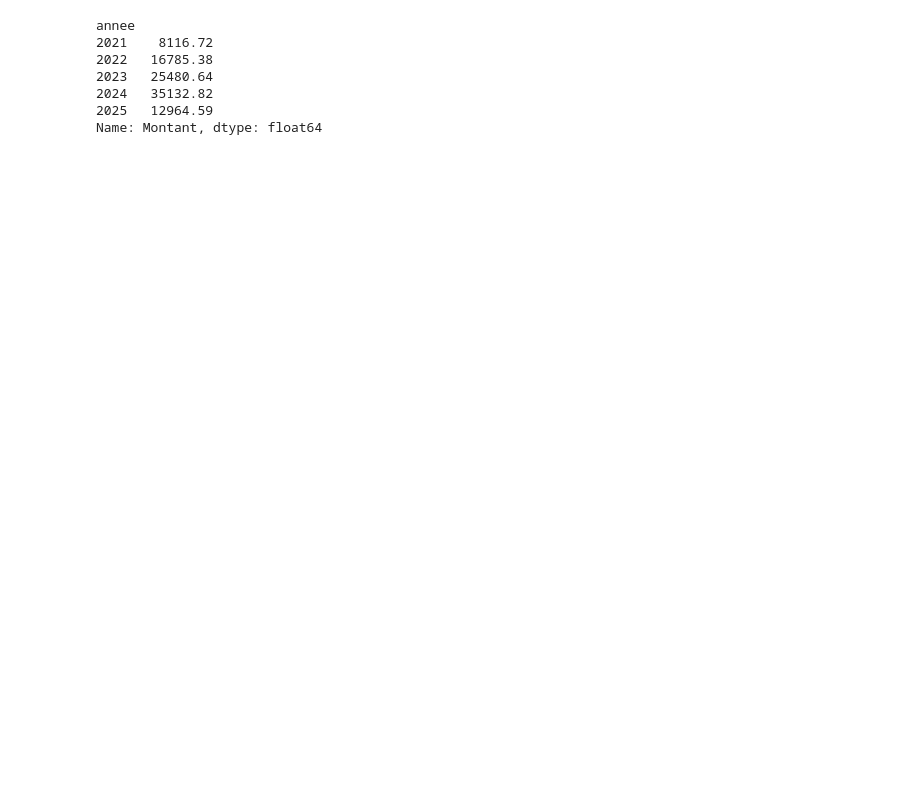
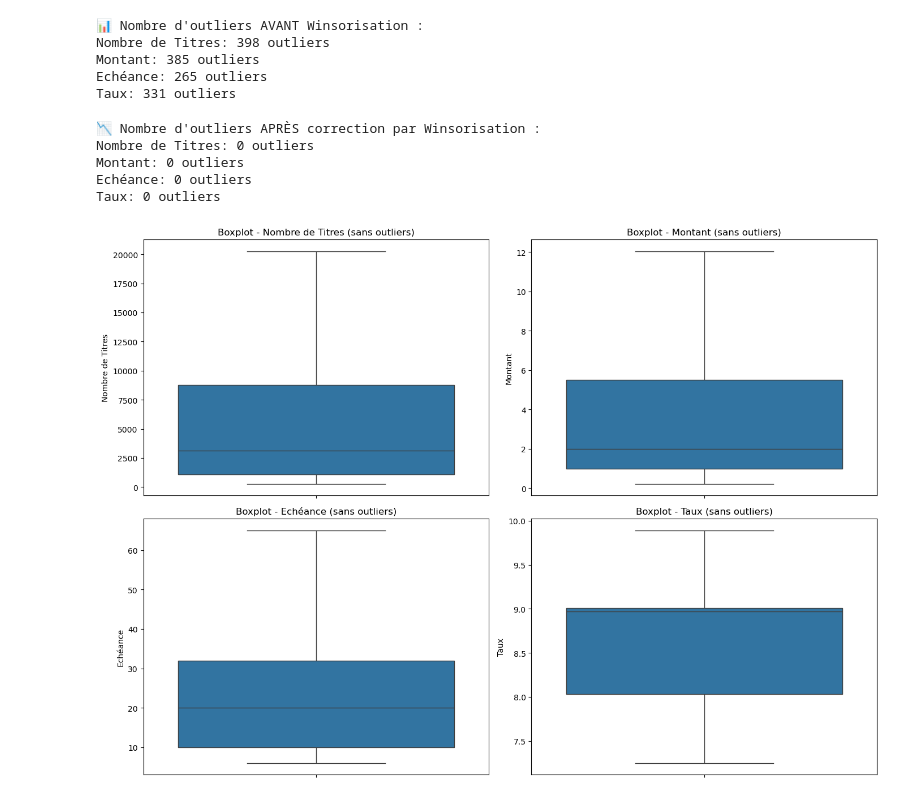
Before and after one commit to KADRSO2810/AMEN_AI, a Jupyter notebook: day 6/understandingdata 2.0.ipynb, the cells around one changed output. Saved outputs shown, nothing was run; the diff lists cells and outputs as text; code cells hidden in the pictures; blank space fills up the shorter version.

```diff
--- a/day 6/understandingdata 2.0.ipynb
+++ b/day 6/understandingdata 2.0.ipynb
@@ -171,2 +35,0 @@ Corrélation entre Nombre de Titres et Montant : 0.519
-# %%
-df["dataloadingdate"] = pd.to_datetime(df["dataloadingdate"], dayfirst=True, errors='coerce')
@@ -215,13 +36,57 @@ Freq: M, Name: Montant, dtype: float64
-# %%
-df["annee"] = df["dataloadingdate"].dt.year
-
-montants_par_annee = df.groupby("annee")["Montant"].sum()
-print(montants_par_annee)
-# %% [output]
-annee
-2021    8116.72
-2022   16785.38
-2023   25480.64
-2024   35132.82
-2025   12964.59
-Name: Montant, dtype: float64
+# %%
+# === CELLULE 4 : Nombre d'outliers AVANT Winsorisation ===
+def detect_outliers(df, col, lower_quantile=0.01, upper_quantile=0.99):
+    q_low = df[col].quantile(lower_quantile)
+    q_high = df[col].quantile(upper_quantile)
+    return df[(df[col] < q_low) | (df[col] > q_high)]
+
+colonnes_numeriques = ["Nombre de Titres", "Montant", "Echéance", "Taux"]
+outliers_avant = {}
+for col in colonnes_numeriques:
+    outliers = detect_outliers(df, col)
+    outliers_avant[col] = len(outliers)
+
+print("\n📊 Nombre d'outliers AVANT Winsorisation :")
+for k, v in outliers_avant.items():
+    print(f"{k}: {v} outliers")
+# %% [output]
+📊 Nombre d'outliers AVANT Winsorisation :
+Nombre de Titres: 398 outliers
+Montant: 385 outliers
+Echéance: 265 outliers
+Taux: 331 outliers
+# %%
+def corriger_outliers_winsorisation(df, colonnes, lower_quantile=0.01, upper_quantile=0.99):
+    for col in colonnes:
+        q_low = df[col].quantile(lower_quantile)
+        q_high = df[col].quantile(upper_quantile)
+        df[col] = df[col].clip(lower=q_low, upper=q_high)
+    return df
+
+df_corrige = df.copy()
+df_corrige = corriger_outliers_winsorisation(df_corrige, colonnes_numeriques)
+# %%
+outliers_apres = {}
+for col in colonnes_numeriques:
+    outliers = detect_outliers(df_corrige, col)
+    outliers_apres[col] = len(outliers)
+
+print("\n📉 Nombre d'outliers APRÈS correction par Winsorisation :")
+for k, v in outliers_apres.items():
+    print(f"{k}: {v} outliers")
+# %% [output]
+📉 Nombre d'outliers APRÈS correction par Winsorisation :
+Nombre de Titres: 0 outliers
+Montant: 0 outliers
+Echéance: 0 outliers
+Taux: 0 outliers
+# %%
+fig, axes = plt.subplots(2, 2, figsize=(14, 10))
+axes = axes.flatten()
+for i, col in enumerate(colonnes_numeriques):
+    sns.boxplot(data=df_corrige, y=col, ax=axes[i], showfliers=False)
+    axes[i].set_title(f"Boxplot - {col} (sans outliers)")
+plt.tight_layout()
+plt.show()
+# %% [output]
+[figure, added]
```
Also changed, not shown: parts of 15 cells of this notebook, 10 other files.
